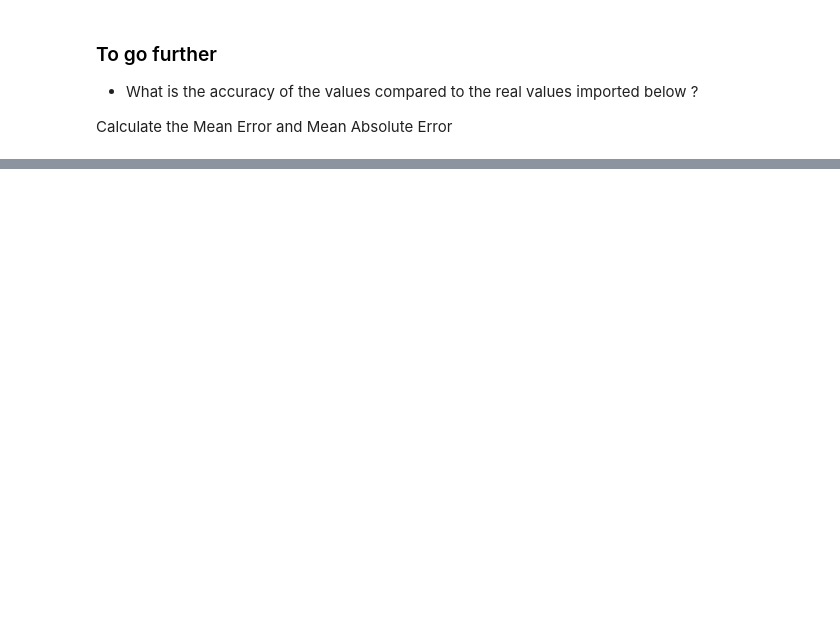
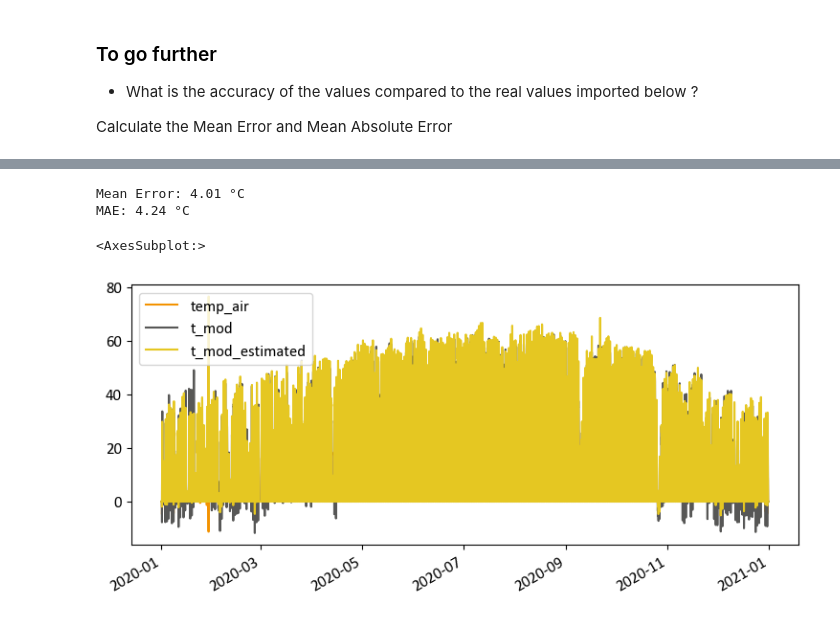
Before and after one commit to AlexandreHugoMathieu/pvfault_detection_solar_academy, a Jupyter notebook: notebooks/dc_power_estimation.ipynb, the cells around one changed output, grey strips where cells are left out. Saved outputs shown, nothing was run; the diff lists cells and outputs as text; code cells hidden in the pictures; blank space fills up the shorter version.

```diff
--- a/notebooks/dc_power_estimation.ipynb
+++ b/notebooks/dc_power_estimation.ipynb
@@ -236,3 +274,24 @@ Calculate the Mean Error and Mean Absolute Error
 # %%
-# T_mod
+# Tmod accuracy
+
+# Make the figure interactive and enable to zoom
+#matplotlib widget
+# If the widget does not work, the line below switches to a regular figure
+%matplotlib inline
+
+df = pd.DataFrame()
+df["temp_air"] = weather_data["temp_air"]
+df["t_mod"] = actual["t_mod"]
+df["t_mod_estimated"] = t_mod
+
+filter = df["t_mod"] != 0
+print(f'Mean Error: {round((df.loc[filter, "t_mod_estimated"] -df.loc[filter,"t_mod"]).mean(),2)} °C')
+print(f'MAE: {round((df.loc[filter, "t_mod_estimated"] -df.loc[filter,"t_mod"]).abs().mean(),2)} °C')
+
+df.plot(figsize=(9,4))
+# %% [output]
+Mean Error: 4.01 °C
+MAE: 4.24 °C
+<AxesSubplot:>
+[figure, added]
 # %%
```
Also changed, not shown: parts of 6 cells of this notebook, 4 other files.
